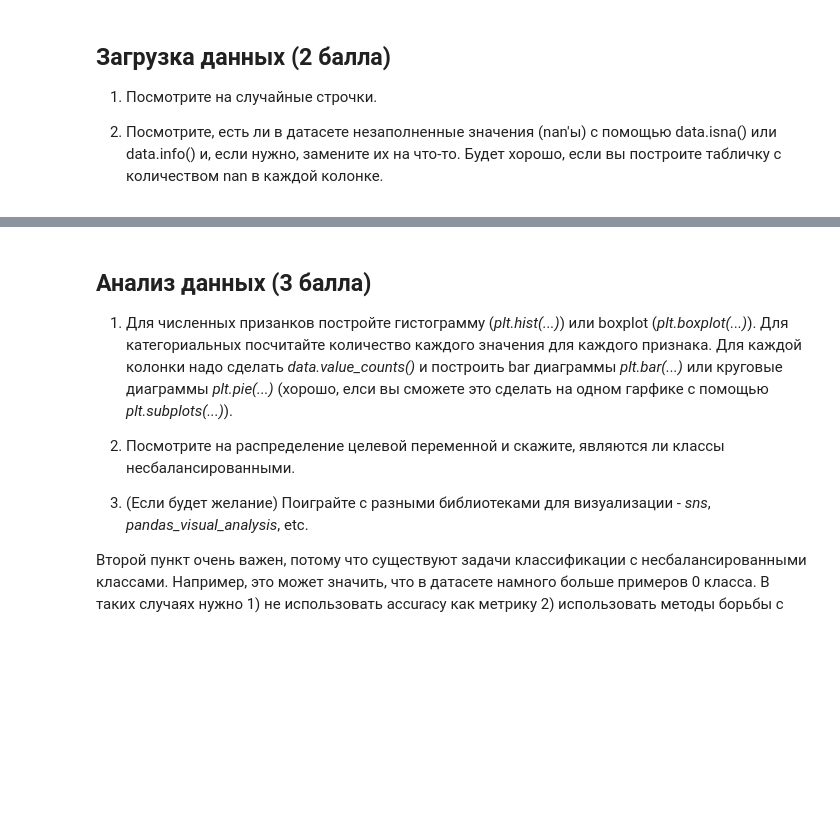
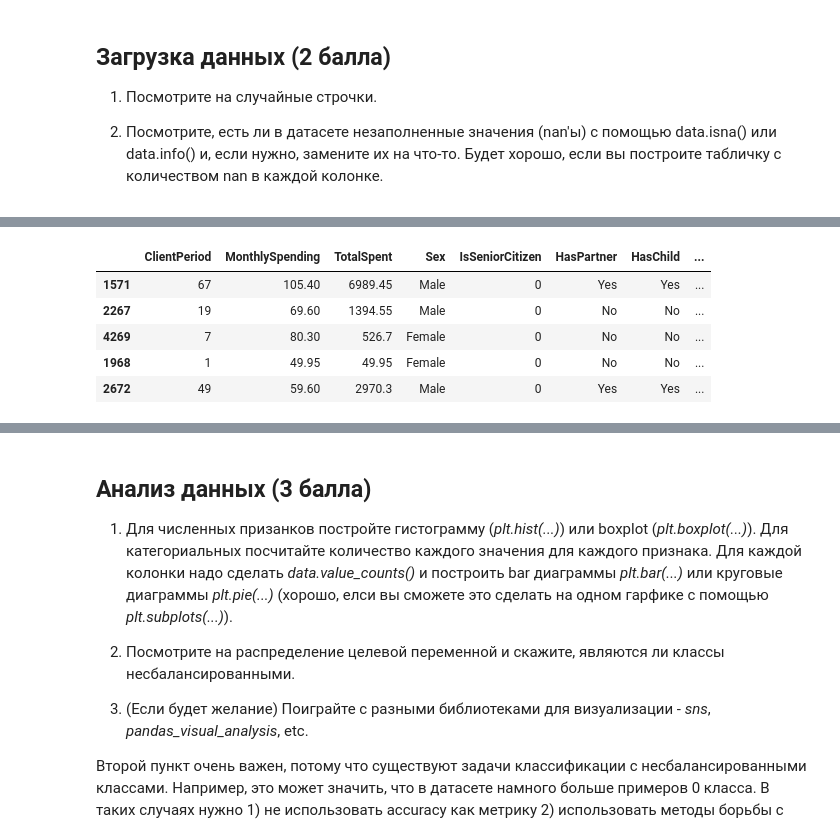
Before and after one commit to sxssbw/dl_sem_1_fall, a Jupyter notebook: week_03_composition_model_selection/Homework/hw_3_kaggle.ipynb, the cells around one changed output, grey strips where cells are left out. Cells and saved outputs as stored; diff of their text form; code cells hidden in the pictures; blank space fills up the shorter version.

Commit message:
Kaggle Notebook | notebook042f0fb9ff | Version 2

```diff
--- a/week_03_composition_model_selection/Homework/hw_3_kaggle.ipynb
+++ b/week_03_composition_model_selection/Homework/hw_3_kaggle.ipynb
@@ -109,5 +129,5 @@ from matplotlib import pyplot as plt
 # %%
-data = pd.read_csv('./train.csv')
+data = pd.read_csv('/kaggle/input/competitions/advanced-dls-spring-2021/train.csv')
 # %%
 # Для вашего удобства списки с именами разных колонок
 
@@ -144,0 +163,9 @@ target_col = 'Churn'
+# %%
+data.sample(5)
+# %% [output]
+|  | ClientPeriod | MonthlySpending | TotalSpent | Sex | IsSeniorCitizen | HasPartner | HasChild | ... |
+| 1571 | 67 | 105.40 | 6989.45 | Male | 0 | Yes | Yes | ... |
+| 2267 | 19 | 69.60 | 1394.55 | Male | 0 | No | No | ... |
+| 4269 | 7 | 80.30 | 526.7 | Female | 0 | No | No | ... |
+| 1968 | 1 | 49.95 | 49.95 | Female | 0 | No | No | ... |
+| 2672 | 49 | 59.60 | 2970.3 | Male | 0 | Yes | Yes | ... |
```
Also changed, not shown: parts of 7 cells of this notebook.
